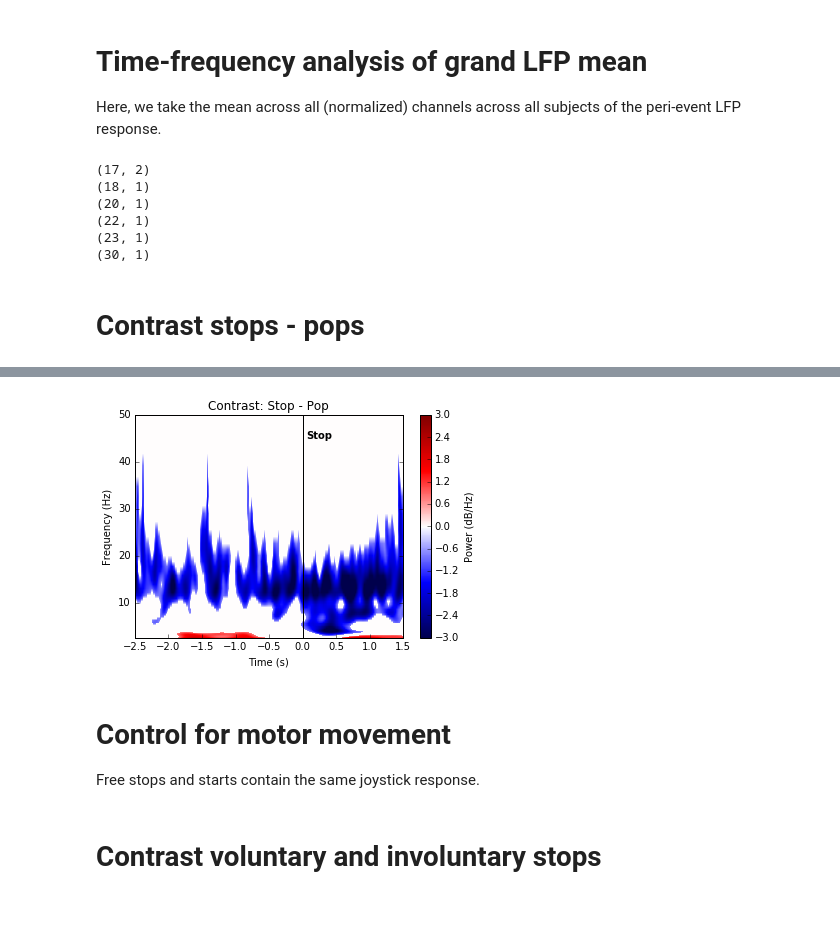
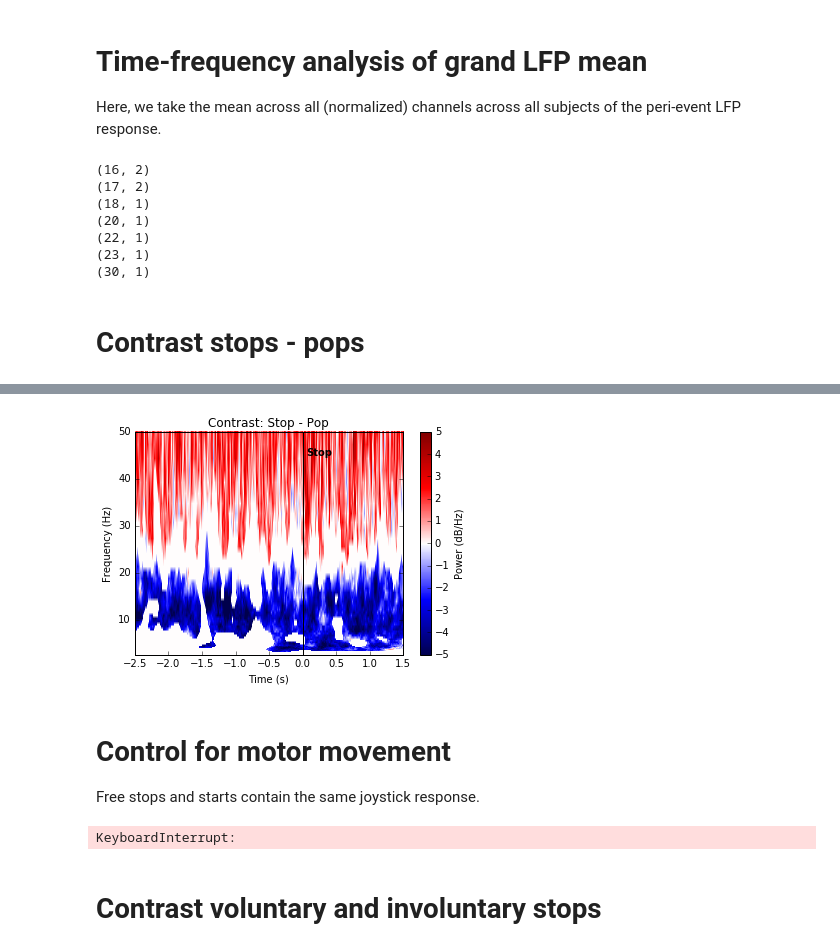
Before and after one commit to jmxpearson/bart_analysis, a Jupyter notebook: time_frequency_grand_mean.ipynb, the cells around one changed output, grey strips where cells are left out. Saved outputs shown, nothing was run; the diff lists cells and outputs as text; code cells hidden in the pictures; blank space fills up the shorter version.

Commit message:
updates to time_frequency_grand_mean
- still some wonky artifact screwing things up, it appears
- switched to medians and robust zscores

```diff
--- a/time_frequency_grand_mean.ipynb
+++ b/time_frequency_grand_mean.ipynb
@@ -27,8 +27,8 @@ def load_and_preprocess(dtup):
     # mark rows with missing data for later removal
     nanrows = np.any(np.isnan(lfpmz), axis=1)
 
-    # take the mean of data across channels
-    lfpm = lfpmz.mean(axis=1)
+    # take the median of data across channels
+    lfpm = lfpmz.median(axis=1)
     lfpm[nanrows] = np.nan
     lfpm = phys.LFPset(lfpm)
 
@@ -51,8 +51,7 @@ stops_control_list = []
 
 # for this, use only multichannel datasets where we have a good
 # estimate of mean LFP
-# (22, 1) is pathological for this analysis
-for dtup in [(17, 2), (18, 1), (20, 1), (22, 1), (23, 1), (30, 1)]:
+for dtup in [(16, 2), (17, 2), (18, 1), (20, 1), (22, 1), (23, 1), (30, 1)]:
     print dtup
 
     lfp = load_and_preprocess(dtup)
@@ -106,6 +105,7 @@ for dtup in [(17, 2), (18, 1), (20, 1), (22, 1), (23, 1), (30, 1)]:
     if stops_control is not None:
         stops_control_list.append(stops_control)
 # %% [output]
+(16, 2)
 (17, 2)
 (18, 1)
 (20, 1)
@@ -124,16 +124,18 @@ stops_control = pd.concat(stops_control_list)
 Tpre = -2.5
 Tpost = 1.5
 freqs = np.exp(np.linspace(np.log(2.5), np.log(50)))
+niter = 100
+thresh = (0.025, 0.975)
+clim = (-3, 3)
 # %% [markdown]
 # Contrast stops - pops
 # %%
 %%time
-thresh = (0.10, 0.9)
 mcontr, fig = lfp.significant_time_frequency(0, [stops, pops],
                                              Tpre, Tpost, thresh=thresh,
                                              freqs=freqs,
-                                             niter=100, method='wav',
-                                             doplot=True, rasterized=True, cmap='seismic', clim=(-3, 3))
+                                             niter=niter, method='wav',
+                                             doplot=True, rasterized=True, cmap='seismic', clim=clim)
 # decorations
 plt.axvline(x=0, color='k')
 plt.text(0.05, 45, 'Stop', fontweight='bold')
@@ -147,4 +149,4 @@ Wall time: 5min 41s
-[figure, old version]
+[figure, new version]
 # %% [markdown]
 # Control for motor movement
 
@@ -152,10 +154,10 @@ Free stops and starts contain the same joystick response.
 # %%
 %%time
 mcontr, fig = lfp.significant_time_frequency(0, [stops_free, starts],
-                                             Tpre, Tpost, thresh=(0.025, 0.975),
+                                             Tpre, Tpost, thresh=thresh,
                                              freqs=freqs,
-                                             niter=100, method='wav',
-                                             doplot=True, clim=(-3, 3), rasterized=True, cmap='seismic')
+                                             niter=niter, method='wav',
+                                             doplot=True, clim=clim, rasterized=True, cmap='seismic')
 # decorations
 plt.axvline(x=0, color='k')
 plt.text(-0.65, 45, 'Movement', fontweight='bold')
@@ -163,6 +165,8 @@ plt.text(-0.65, 45, 'Movement', fontweight='bold')
 plt.title('Contrast: Stop Movement - Start Movement')
 
 plt.tick_params(axis='x', which='both', top='off');
+# %% [output]
+KeyboardInterrupt:
 # %% [markdown]
 # Contrast voluntary and involuntary stops
 # %%
```
Also changed, not shown: parts of 3 cells of this notebook.
